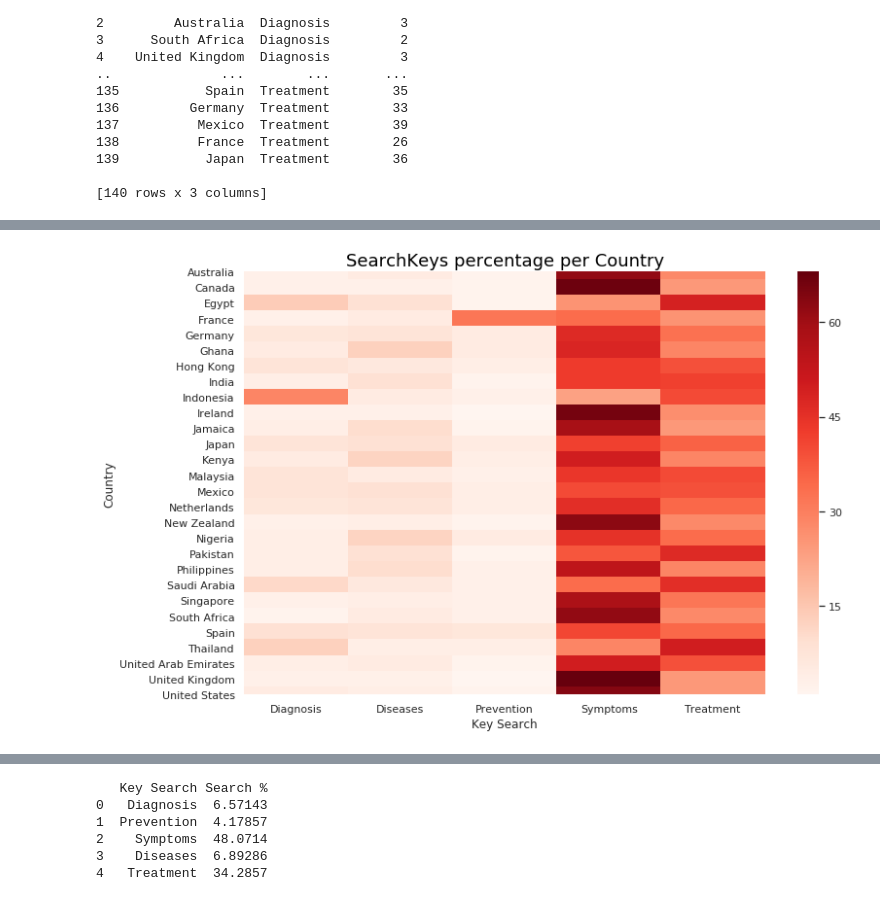
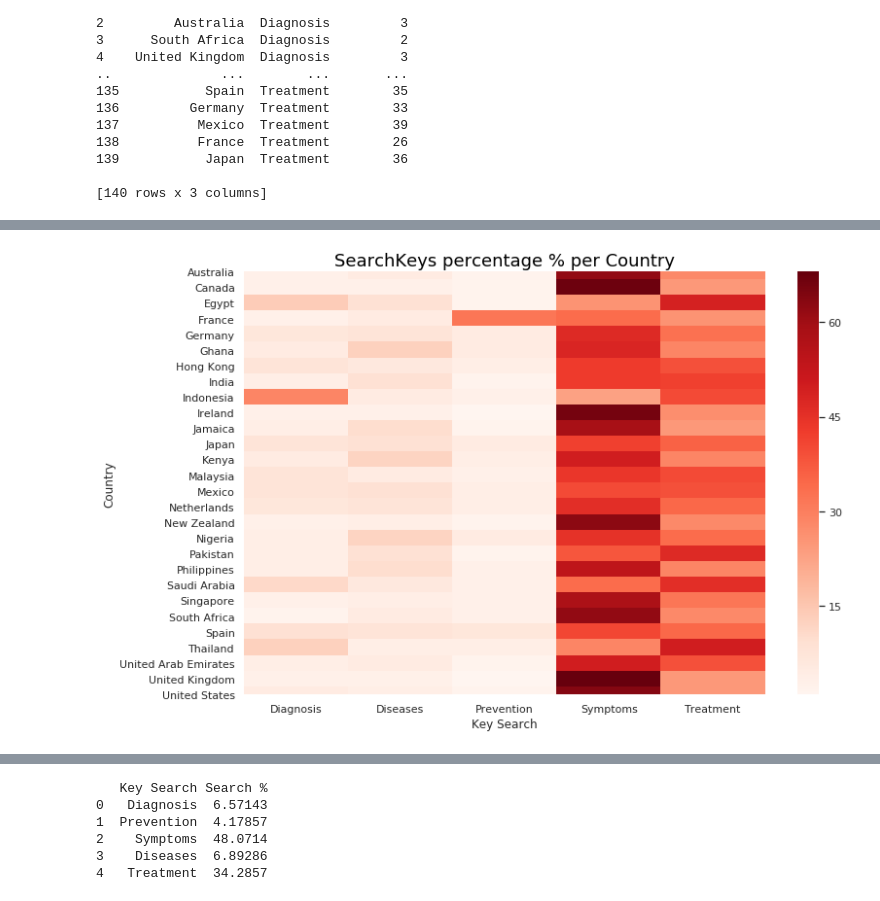
Before and after one commit to ioannapap/health_keysearch_analysis, a Jupyter notebook: health_search.ipynb, the cells around one changed output, grey strips where cells are left out. Cells and saved outputs as stored; diff of their text form; code cells hidden in the pictures.

```diff
--- a/health_search.ipynb
+++ b/health_search.ipynb
@@ -132,11 +169,11 @@ plt.savefig('searchKeys%_percountry_catplot.png')
 # %%
 plt.figure(figsize=(12, 8))
 
 a = health_issue_df2.pivot('Country', 'Key Search', 'Search %')
 sns.heatmap(a, cmap='Reds')
 
-plt.title('SearchKeys percentage per Country', color = 'black', fontsize = 18)
+plt.title('SearchKeys percentage % per Country', color = 'black', fontsize = 18)
 
 plt.savefig('countries_keysearch%_heatmap.png')
 # %% [output]
-[figure, old version]
+[figure, new version]
```
Also changed, not shown: parts of 12 cells of this notebook, 1 other file.
